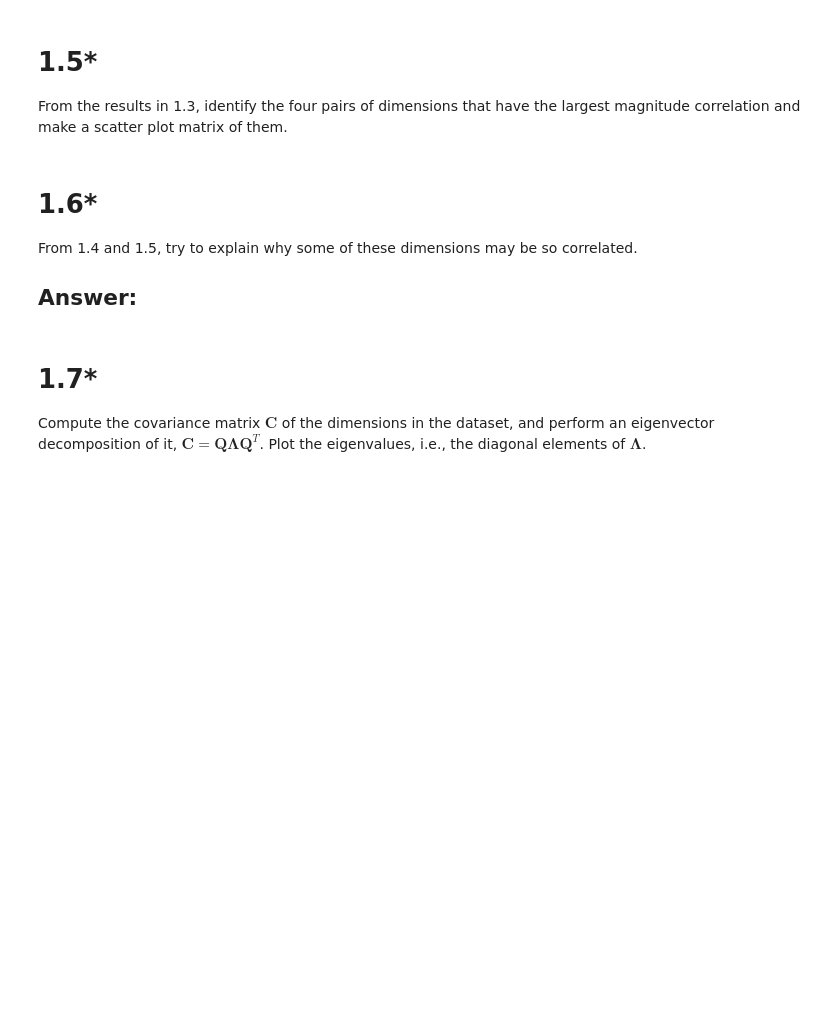
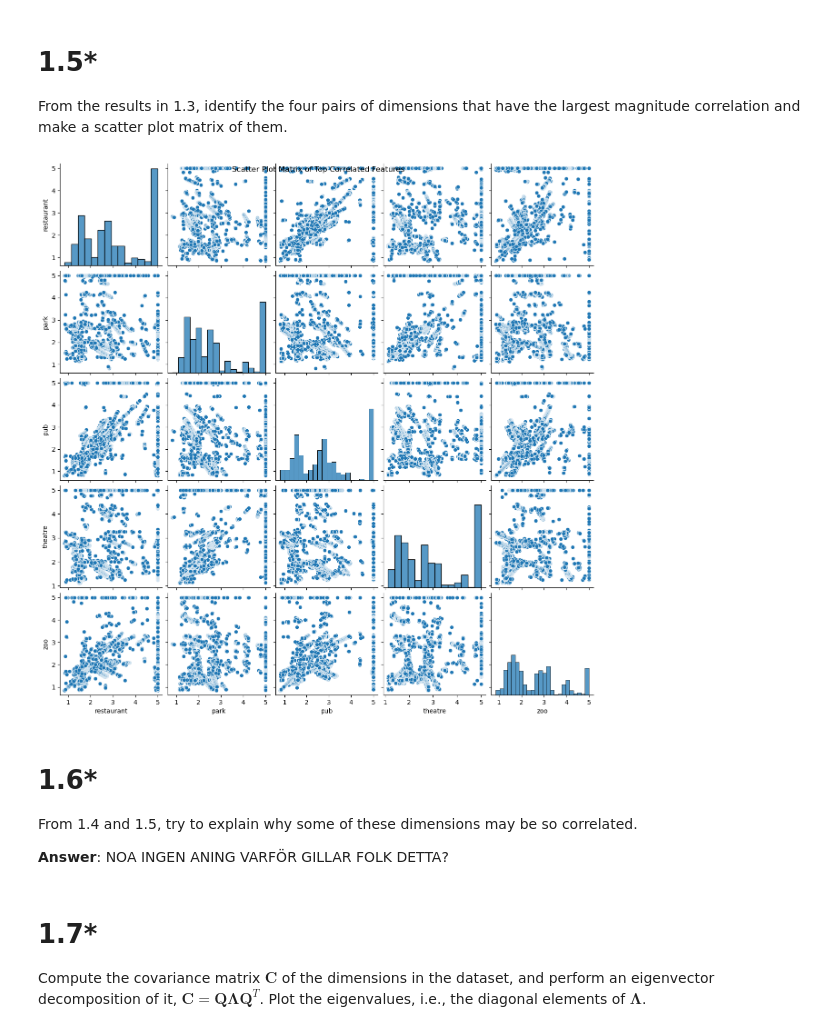
Before and after one commit to noa-bit/dm1590-labs, a Jupyter notebook: lab-4/DM1590_Lab4.ipynb, the cells around one changed output. Drawn from its saved outputs; the diff is of its cells as text; code cells hidden in the pictures; blank space fills up the shorter version.

```diff
--- a/lab-4/DM1590_Lab4.ipynb
+++ b/lab-4/DM1590_Lab4.ipynb
@@ -63,10 +68,26 @@ From the results in 1.3, identify the four pairs of dimensions that have the lar
+# %%
+import numpy as np
+
+corr_abs = corr_matrix.abs()
+
+mask = np.triu(np.ones_like(corr_abs, dtype=bool), k=1) #upper triangle to remove 1s and symmetry
+corr_values = corr_abs.where(mask)
+
+top4 = corr_values.unstack().dropna().sort_values(ascending=False).head(4) #top 4 correlations
+
+features = list(set([f for pair in top4.index for f in pair])) #what features the top 4 has
+
+sns.pairplot(full_data[features])
+plt.suptitle("Scatter Plot Matrix of Top Correlated Features")
+plt.show()
+# %% [output]
+[figure, added]
 # %% [markdown]
 # 1.6*
 
 From 1.4 and 1.5, try to explain why some of these dimensions may be so correlated.
 
-**Answer**:
--
+**Answer**: NOA INGEN ANING VARFÖR GILLAR FOLK DETTA?
 # %% [markdown]
 # 1.7*
 
```
Also changed, not shown: parts of 10 cells of this notebook.
